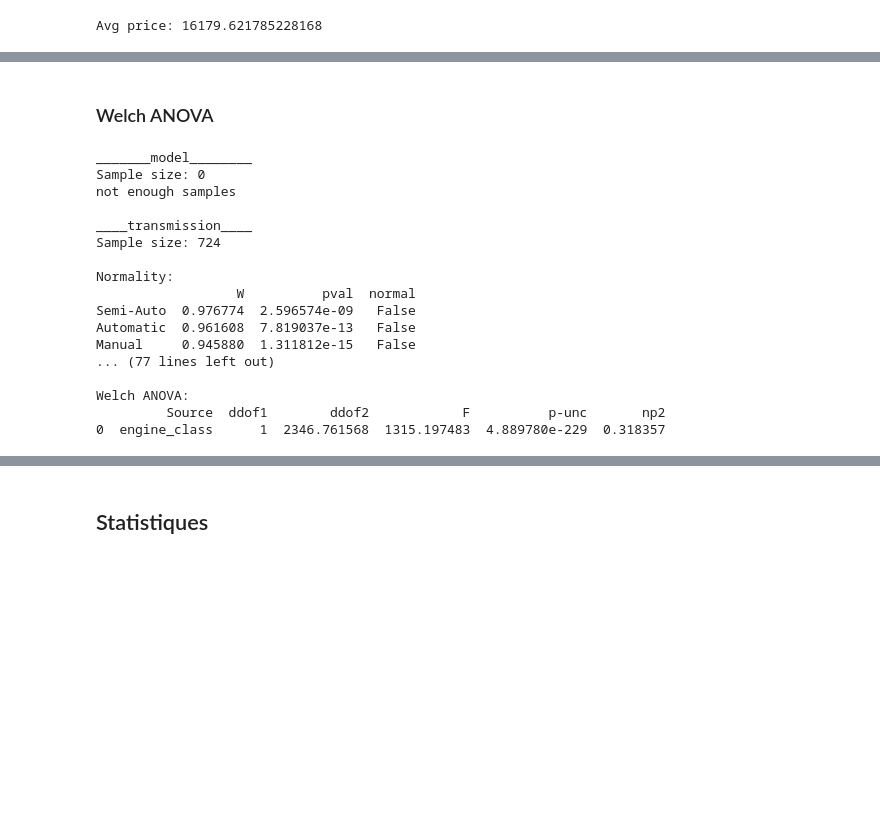
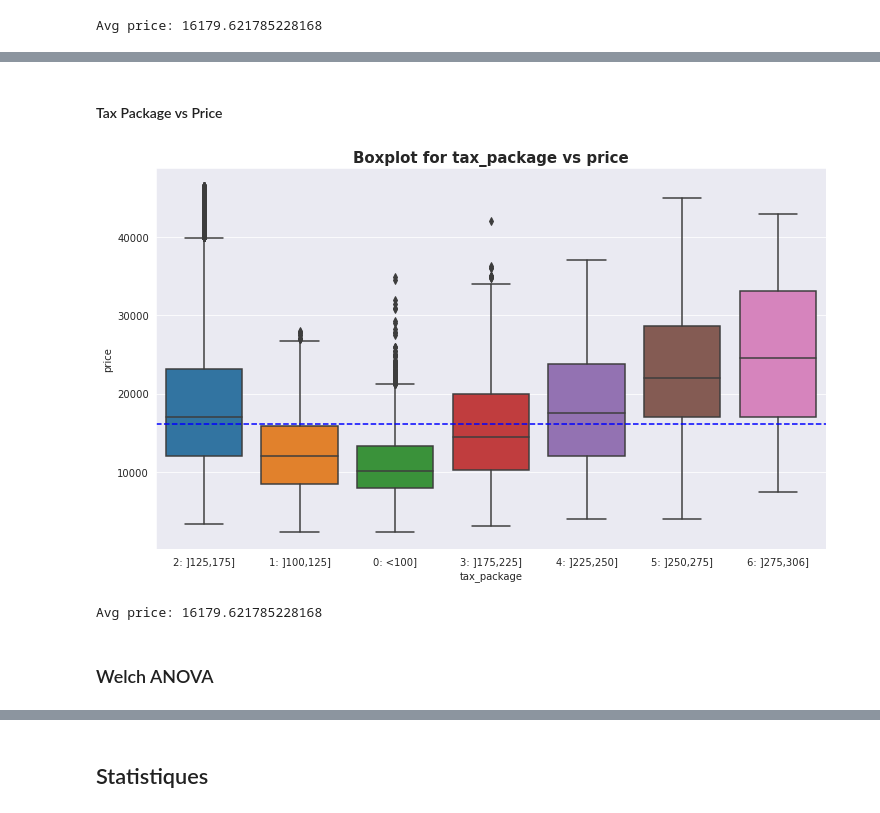
Before and after one commit to bortch/secondhandcar, a Jupyter notebook: Analyse_train_set_processed.ipynb, the cells around one changed output, grey strips where cells are left out. Saved outputs shown, nothing was run; the diff lists cells and outputs as text; code cells hidden in the pictures; blank space fills up the shorter version.

Commit message:
preprocessing:add tax_package feature

```diff
--- a/Analyse_train_set_processed.ipynb
+++ b/Analyse_train_set_processed.ipynb
@@ -997,39 +961,11 @@ stat:1282.8950024118876, pvalue: 0.00
-# %% [markdown]
-### Welch ANOVA
-# %%
-categorical_columns = beda.get_categorical_columns(df)
-for col in categorical_columns:
-    sample_container = pd.DataFrame()
-    print(col.center(20,"_"))
-    uniques_values = df[col].unique()
-    sample_size = df[col].value_counts().min()//15
-    print(f"Sample size: {sample_size}")
-    if sample_size < 25:
-        print("not enough samples\n")
-    else:
-        for value in uniques_values:
-            sample_container=pd.concat([sample_container,df[df[col]==value].sample(sample_size)])
-        normality = pg.normality(data=sample_container, dv=target_var, group=col)
-        print(f"\nNormality:\n{normality}")
-        homogeneity = pg.homoscedasticity(data=sample_container, dv=target_var, group=col)
-        print(f"\nHomogeneity:\n{homogeneity}")
-        aov = pg.welch_anova(data=sample_container, dv=target_var, between=col)
-        print(f"\nWelch ANOVA:\n{aov}\n")
-# %% [output]
-_______model________
-Sample size: 0
-not enough samples
-
-____transmission____
-Sample size: 724
-
-Normality:
-                  W          pval  normal
-Semi-Auto  0.976774  2.596574e-09   False
-Automatic  0.961608  7.819037e-13   False
-Manual     0.945880  1.311812e-15   False
-... (77 lines left out)
-
-Welch ANOVA:
-         Source  ddof1        ddof2            F          p-unc       np2
-0  engine_class      1  2346.761568  1315.197483  4.889780e-229  0.318357
+# %% [markdown]
+#### Tax Package vs Price
+# %%
+var = 'tax_package'
+# %%
+beda.get_boxplot(data=df,x = var,y = target_var)
+# %% [output]
+[figure, added]
+Avg price: 16179.621785228168
+# %% [markdown]
+### Welch ANOVA
```
Also changed, not shown: parts of 8 cells of this notebook, 1 other file.
